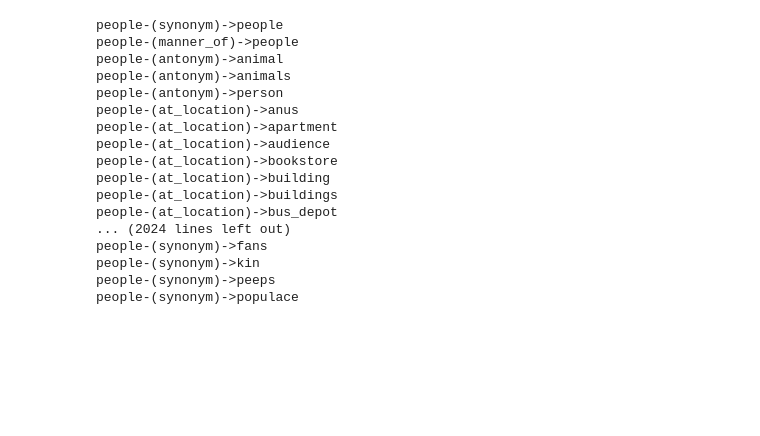
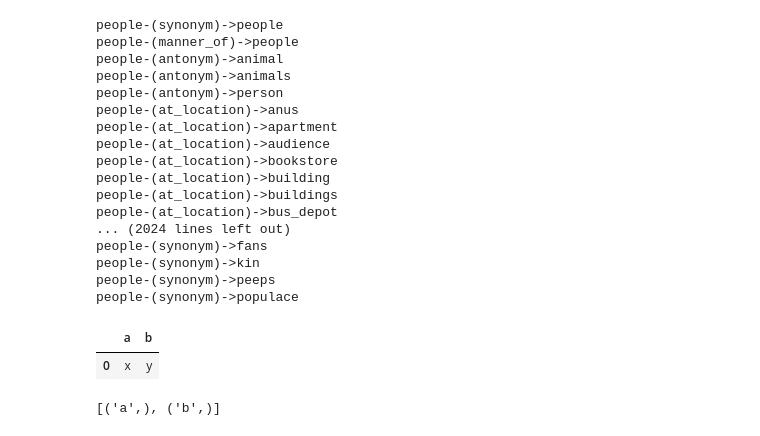
Before and after one commit to sdasanalytics/para2graph, a Jupyter notebook: playground_1.ipynb, the cells around one changed output. Drawn from its saved outputs; the diff is of its cells as text; code cells hidden in the pictures; blank space fills up the shorter version.

```diff
--- a/playground_1.ipynb
+++ b/playground_1.ipynb
@@ -369,3 +421,18 @@ people-(synonym)->fans
 people-(synonym)->kin
 people-(synonym)->peeps
 people-(synonym)->populace
+# %%
+import pandas as pd
+df = pd.DataFrame(columns=["a","b"])
+row = {"a":"x", "b":"y"}
+df = df.append(row, ignore_index=True)
+df
+# %% [output]
+|  | a | b |
+| 0 | x | y |
+# %%
+list1 = {"a":1,"b":2}
+list2 = {"a":3,"c":4}
+list(zip(list1))
+# %% [output]
+[('a',), ('b',)]
```
Also changed, not shown: parts of 5 cells of this notebook.
